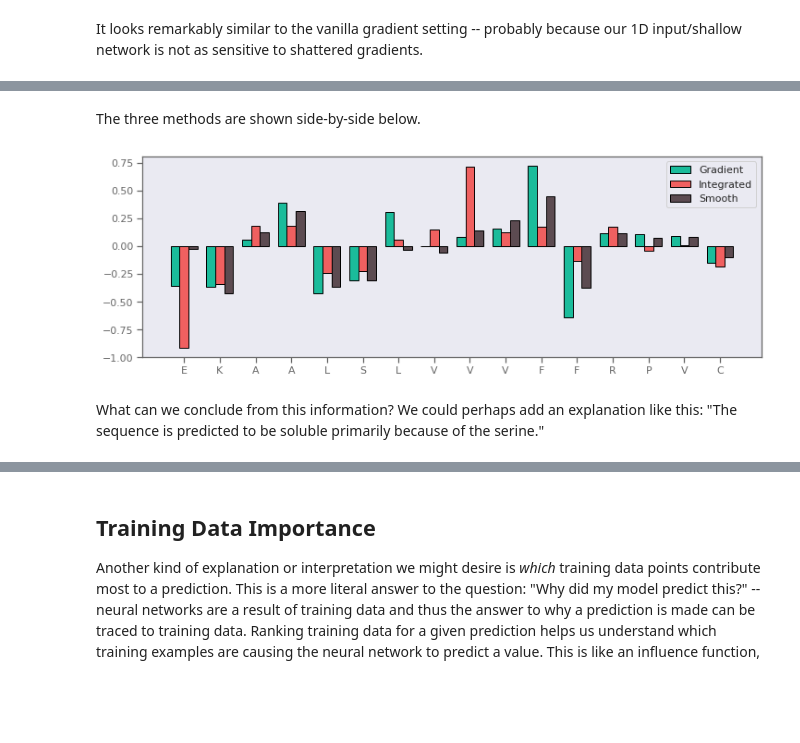
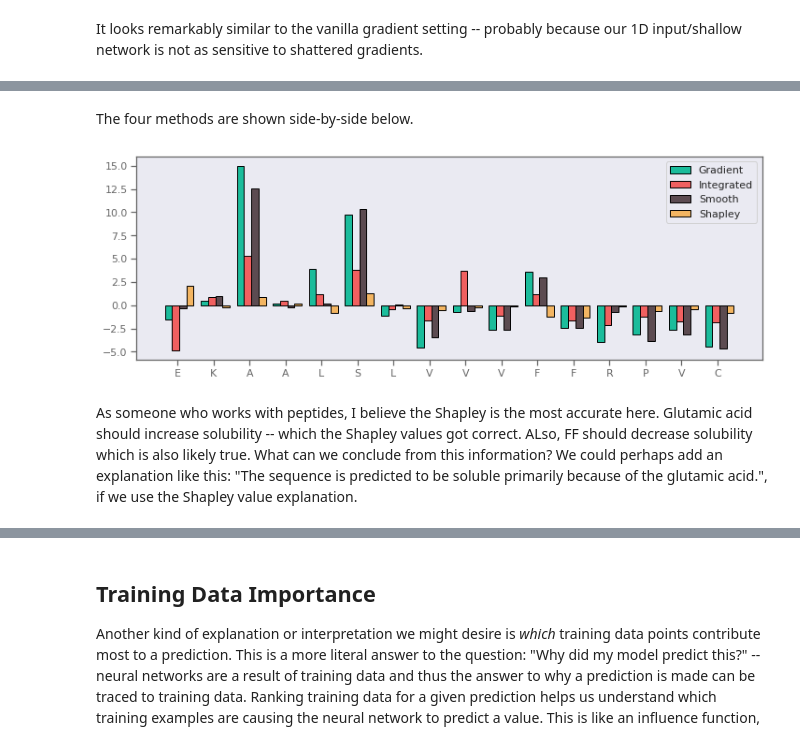
Before and after one commit to whitead/dmol-book, a Jupyter notebook: dl/xai.ipynb, the cells around one changed output, grey strips where cells are left out. Saved outputs shown, nothing was run; the diff lists cells and outputs as text; code cells hidden in the pictures; blank space fills up the shorter version.

Commit message:
Completed shapley values

```diff
--- a/dl/xai.ipynb
+++ b/dl/xai.ipynb
@@ -309,4 +309,4 @@ Probability EKAALSLVVVFFRPVC of being soluble 0.94
 # %%
-g = jax.grad(solubility_prob,1)(opt_params, sm)
+g = jax.grad(model.apply,1)(opt_params, sm)
 plot_grad(g, s)
 # %% [output]
@@ -332,12 +332,12 @@ def integrated_gradients(sm, N):
     def get_grad(pi):
         # compute gradient
         # add/remove batch axes
-        return jax.grad(solubility_prob, 1)(opt_params, pi[jnp.newaxis, ...])[0]
+        return jax.grad(model.apply, 1)(opt_params, pi[jnp.newaxis, ...])[0]
     gs = jax.vmap(get_grad)(path)
     # sum pieces (Riemann sum), multiply by (x - x')
     ig = jnp.mean(gs, axis=0, keepdims=True) * (sm - baseline)
     return ig
-ig = integrated_gradients(sm, 64)
+ig = integrated_gradients(sm, 1024)
 # %%
 plot_grad(ig, s)
 # %% [output]
@@ -365,11 +365,11 @@ def smooth_gradients(sm, N, rng, sigma=1e-3):
     def get_grad(pi):
         # compute gradient
         # add/remove batch axes
-        return jax.grad(solubility_prob, 1)(opt_params, pi[jnp.newaxis, ...])[0]
+        return jax.grad(model.apply, 1)(opt_params, pi[jnp.newaxis, ...])[0]
     gs = jax.vmap(get_grad)(path)
     # mean
     ig = jnp.mean(gs, axis=0, keepdims=True)
     return ig
-sg = smooth_gradients(sm, 256, jax.random.PRNGKey(0))
+sg = smooth_gradients(sm, 1024, jax.random.PRNGKey(0))
 plot_grad(sg, s)
 # %% [output]
@@ -389,10 +389,11 @@ One efficiency change we make is to prevent modifying the sequence in its paddin
 # %%
 def shapley(i, sm, sampled_x, rng, model, opt_params=opt_params):
     M,F,*_ = sampled_x.shape
+    z_choice = jax.random.bernoulli(rng, shape=(M,F))
     # only swap out features within length of sm
     mask = jnp.sum(sm[...,1:], -1)
-    z_choice = jax.random.bernoulli(rng, shape=(M,F))
     z_choice *= mask
+    z_choice = 1 - z_choice
     # construct with and w/o ith feature
     z_choice = jax.ops.index_update(z_choice, jax.ops.index[:,i], 0.)
     z_choice_i = jax.ops.index_update(z_choice, jax.ops.index[:,i], 1.0)
@@ -402,13 +403,12 @@ def shapley(i, sm, sampled_x, rng, model, opt_params=opt_params):
     z_i = sm * z_choice_i[...,jnp.newaxis] + \
         sampled_x * (1 - z_choice_i[...,jnp.newaxis])
     v = model(opt_params, z_i) - model(opt_params, z)
-    return jnp.mean(v, axis=0)
+    return jnp.squeeze(jnp.mean(v, axis=0))
 
 # assume data is alrady shuffled, so just take M
-M = 2048
+M = 4096
 sl = len(s)
 sampled_x = train_data.unbatch().batch(M).as_numpy_iterator().next()[0]
 # make batched shapley so we can compute for all features
 bshapley = jax.vmap(shapley, in_axes=(0, None, None, 0, None))
-#shapley(0, sm, sampled_x, jax.random.PRNGKey(0), solubility_prob)
-sv = bshapley(jnp.arange(sl), sm, sampled_x, jax.random.split(jax.random.PRNGKey(0), sl), solubility_prob)
+sv = bshapley(jnp.arange(sl), sm, sampled_x, jax.random.split(jax.random.PRNGKey(0), sl), model.apply)
@@ -424,17 +452,18 @@ plot_grad(sv, s)
 # %% [markdown]
-The three methods are shown side-by-side below.
+The four methods are shown side-by-side below.
 # %%
 heights = []
 plt.figure(figsize=(12,4))
 x = np.arange(len(s))
 for i,(gi,l) in enumerate(zip([g, ig, sg], ['Gradient', 'Integrated', 'Smooth'])):
     h = gi[0, np.arange(len(s)), list(map(ALPHABET.index,s))]
-    plt.bar(x + i/4 - 1/4, h, width=1/4, edgecolor='black', label=l)
+    plt.bar(x + i/5 - 1/4, h, width=1/5, edgecolor='black', label=l)
+plt.bar(x + 3/5 - 1/4, sv, width=1/5, edgecolor='black', label='Shapley')
 plt.gca().set_xticks(range(len(s)))
 plt.gca().set_xticklabels(s)
 plt.legend()
 plt.show()
 # %% [output]
-[figure, old version]
+[figure, new version]
 # %% [markdown]
-What can we conclude from this information? We could perhaps add an explanation like this: "The sequence is predicted to be soluble primarily because of the serine."
+As someone who works with peptides, I believe the Shapley is the most accurate here. Glutamic acid should increase solubility -- which the Shapley values got correct. ALso, FF should decrease solubility which is also likely true. What can we conclude from this information? We could perhaps add an explanation like this: "The sequence is predicted to be soluble primarily because of the glutamic acid.", if we use the Shapley value explanation.
```
Also changed, not shown: parts of 17 cells of this notebook.
